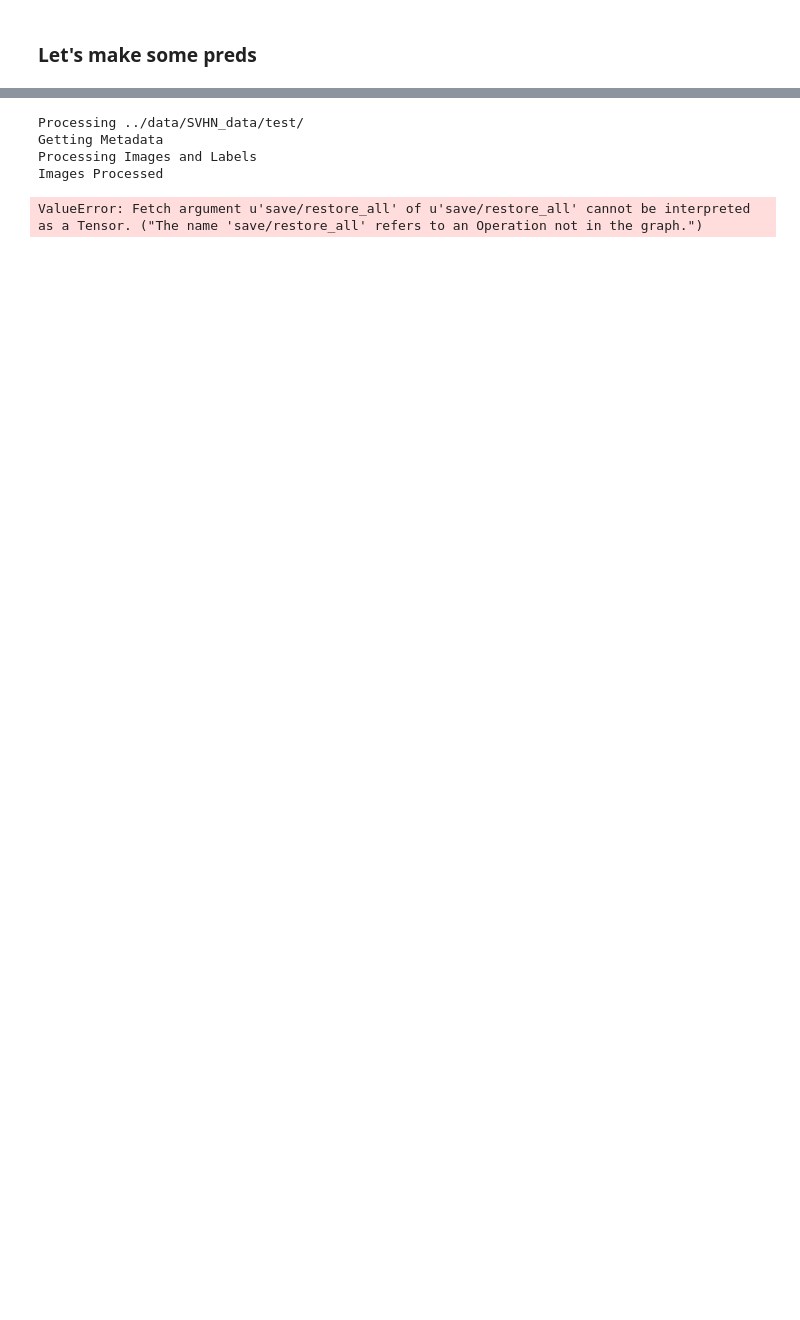
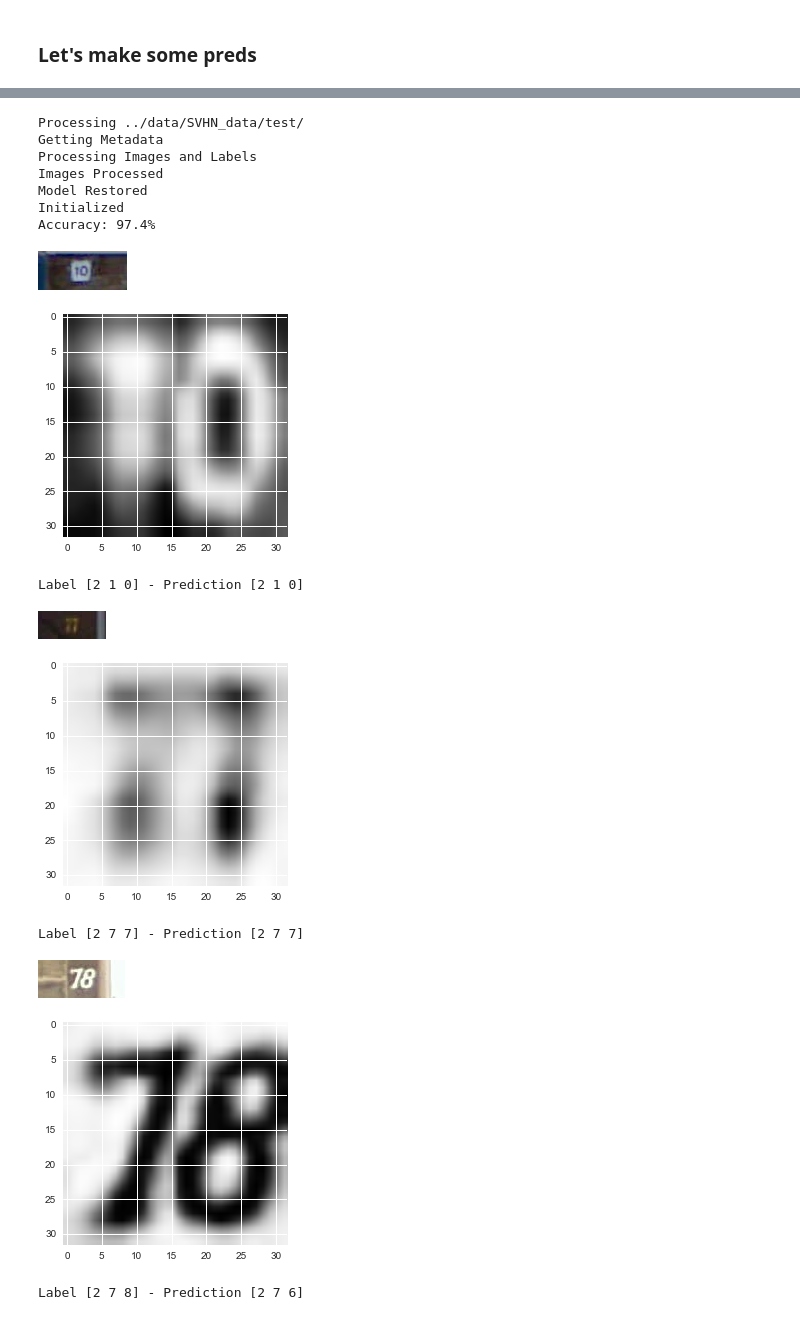
Before and after one commit to archelogos/sequence-detector, a Jupyter notebook: project/notebooks/5_sequence_SVHN_temp.ipynb, the cells around one changed output, grey strips where cells are left out. Cells and saved outputs as stored; diff of their text form; code cells hidden in the pictures; blank space fills up the shorter version.

```diff
--- a/project/notebooks/5_sequence_SVHN_temp.ipynb
+++ b/project/notebooks/5_sequence_SVHN_temp.ipynb
@@ -822,5 +821,4 @@ Label [3 4 2 0] - Prediction [3 4 2 0]
 # %%
-
 N = 5
 IMAGE_SIZE = 32
 NUM_CHANNELS = 1
@@ -880,7 +878,7 @@ PATCH_SIZE = 5
 DEPTH_1 = 16
 DEPTH_2 = 32
 DEPTH_3 = 64
-HIDDEN_NODES = 256
+NODES = 256
 
 graph = tf.Graph()
 
@@ -904,22 +902,22 @@ with graph.as_default():
   conv3_biases = tf.Variable(tf.constant(1.0, shape=[DEPTH_3]))
 
   # Linear
-  N1_weights = tf.Variable(tf.truncated_normal([HIDDEN_NODES, NUM_LABELS],stddev=0.1))
+  N1_weights = tf.Variable(tf.truncated_normal([NODES, NUM_LABELS],stddev=0.1))
   N1_biases = tf.Variable(tf.constant(1.0, shape=[NUM_LABELS]))
 
-  N2_weights = tf.Variable(tf.truncated_normal([HIDDEN_NODES, NUM_LABELS], stddev=0.1))
+  N2_weights = tf.Variable(tf.truncated_normal([NODES, NUM_LABELS], stddev=0.1))
   N2_biases = tf.Variable(tf.constant(1.0, shape=[NUM_LABELS]))
 
-  N3_weights = tf.Variable(tf.truncated_normal([HIDDEN_NODES, NUM_LABELS], stddev=0.1))
+  N3_weights = tf.Variable(tf.truncated_normal([NODES, NUM_LABELS], stddev=0.1))
   N3_biases = tf.Variable(tf.constant(1.0, shape=[NUM_LABELS]))
 
-  N4_weights = tf.Variable(tf.truncated_normal([HIDDEN_NODES, NUM_LABELS], stddev=0.1))
+  N4_weights = tf.Variable(tf.truncated_normal([NODES, NUM_LABELS], stddev=0.1))
   N4_biases = tf.Variable(tf.constant(1.0, shape=[NUM_LABELS]))
 
-  N5_weights = tf.Variable(tf.truncated_normal([HIDDEN_NODES, NUM_LABELS], stddev=0.1))
+  N5_weights = tf.Variable(tf.truncated_normal([NODES, NUM_LABELS], stddev=0.1))
   N5_biases = tf.Variable(tf.constant(1.0, shape=[NUM_LABELS]))
 
-  NL_weights = tf.Variable(tf.truncated_normal([HIDDEN_NODES, NUM_LABELS], stddev=0.1))
+  NL_weights = tf.Variable(tf.truncated_normal([NODES, NUM_LABELS], stddev=0.1))
   NL_biases = tf.Variable(tf.constant(1.0, shape=[NUM_LABELS]))
 
   # Model.
@@ -963,31 +961,42 @@ with graph.as_default():
                       tf.nn.softmax(model(tf_test_dataset)[5])])
 
   test_predictions = tf.transpose(tf.argmax(predictions, 2))
 
   valid_predictions = tf.pack([
                       tf.nn.softmax(model(tf_valid_dataset)[0]),\
                       tf.nn.softmax(model(tf_valid_dataset)[1]),\
                       tf.nn.softmax(model(tf_valid_dataset)[2]),\
                       tf.nn.softmax(model(tf_valid_dataset)[3]),\
                       tf.nn.softmax(model(tf_valid_dataset)[4]),\
                       tf.nn.softmax(model(tf_valid_dataset)[5])])
 
   saver = tf.train.Saver()
 
 with tf.Session(graph=graph) as session:
   tf.initialize_all_variables().run()
   sp = saver.restore(session, "../tmp/model-gcp-200k.ckpt")
   print('Model Restored')
   print('Initialized')
   test_samples = pred_dataset
   test_samples_labels = pred_labels
   test_predictions, valid_predictions = session.run([test_predictions, valid_predictions],
                                                      feed_dict={tf_test_dataset : test_samples})
   check_rtp_predictions(test_samples, test_samples_labels, test_predictions, initial_images)
   print('Validation accuracy: %.1f%%' % accuracy(valid_predictions, valid_labels))
 # %% [output]
 Processing ../data/SVHN_data/test/
 Getting Metadata
 Processing Images and Labels
 Images Processed
+Model Restored
+Initialized
+Accuracy: 97.4%
+[figure, added]
+[figure, added]
-ValueError: Fetch argument u'save/restore_all' of u'save/restore_all' cannot be interpreted as a Tensor. ("The name 'save/restore_all' refers to an Operation not in the graph.")
+Label [2 1 0] - Prediction [2 1 0]
+[figure, added]
+[figure, added]
+Label [2 7 7] - Prediction [2 7 7]
+[figure, added]
+[figure, added]
+Label [2 7 8] - Prediction [2 7 6]
```
Also changed, not shown: parts of 14 cells of this notebook, 15 other files.
